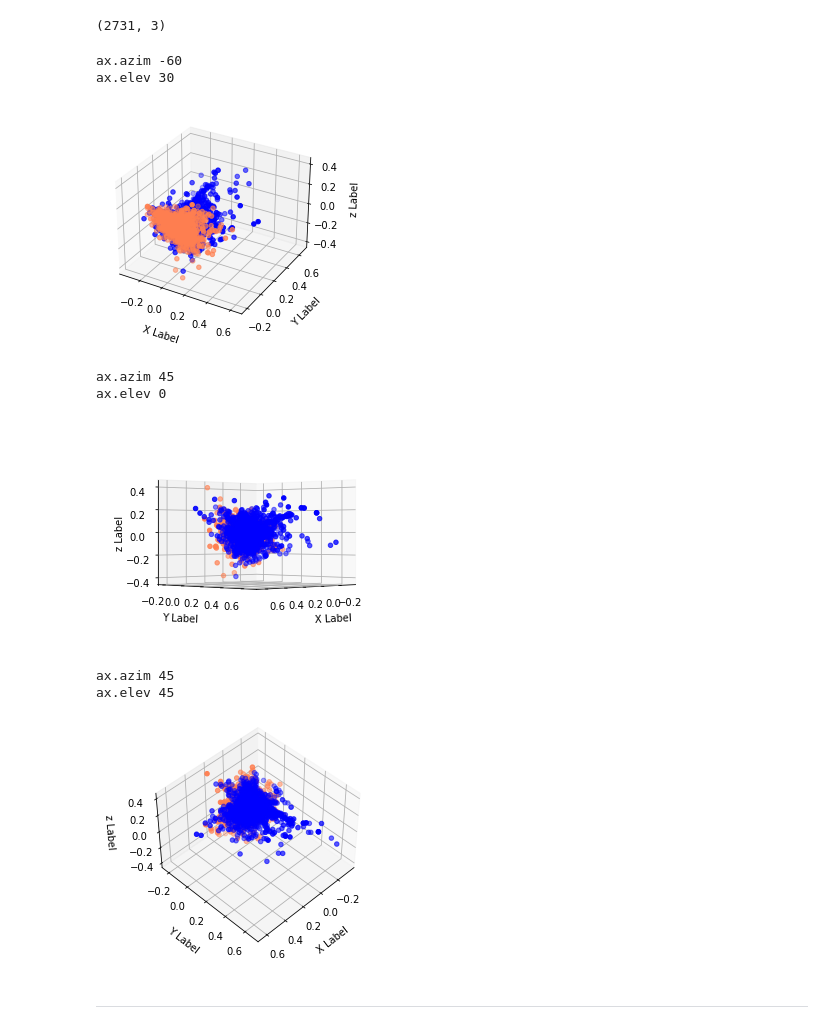
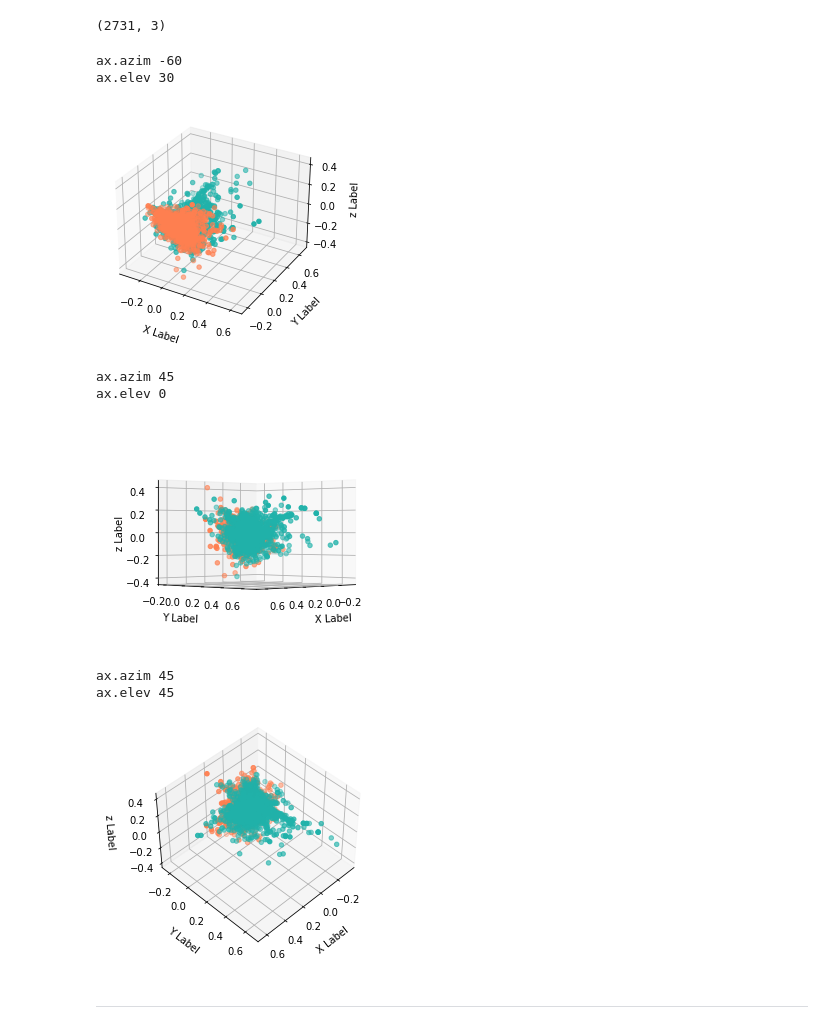
Before and after one commit to JamesLiao714/DM_Lab1, a Jupyter notebook: DM2021-New_Dataset.ipynb, the cells around one changed output. Saved outputs shown, nothing was run; the diff lists cells and outputs as text; code cells hidden in the pictures.

```diff
--- a/DM2021-New_Dataset.ipynb
+++ b/DM2021-New_Dataset.ipynb
@@ -302,7 +304,7 @@ X_reduced.shape
 # %% [output]
 (2731, 2)
 # %%
-col = ['coral', 'blue']
+col = ['coral', '#20b2aa']
 score = [0,1]
 
 # plot
@@ -331,36 +333,36 @@ print(X_reduced3.shape)
 # %%
 # plot3D
 # 3 camera position
 pos = [(30, -60), (0, 45), (45, 45)]
-col = ['coral', 'blue']
+col = ['coral', '#20b2aa']
 for elev, azim in pos:
     fig = plt.figure()
     ax = plt.axes(projection='3d')
     for c, category in zip(col, score):
         xs = X_reduced3[X['score'] == category].T[0]
         ys = X_reduced3[X['score'] == category].T[1]
         zs = X_reduced3[X['score'] == category].T[2]
 
         ax.scatter3D(xs, ys, zs, c = c, marker='o')
     ax.view_init(elev, azim)
     ax.grid(color='gray', linestyle=':', linewidth=2, alpha=0.2)
     ax.set_xlabel('\nX Label')
     ax.set_ylabel('\nY Label')
     ax.set_zlabel('\nz Label')
     # show azim, elev of each plot
     print('ax.azim {}'.format(ax.azim))
     print('ax.elev {}'.format(ax.elev))
     plt.show()
 # %% [output]
 ax.azim -60
 ax.elev 30
-[figure, old version]
+[figure, new version]
 ax.azim 45
 ax.elev 0
-[figure, old version]
+[figure, new version]
 ax.azim 45
 ax.elev 45
-[figure, old version]
+[figure, new version]
 # %% [markdown]
 ---
 # %% [markdown]
```
Also changed, not shown: parts of 29 cells of this notebook, 1 other file.
